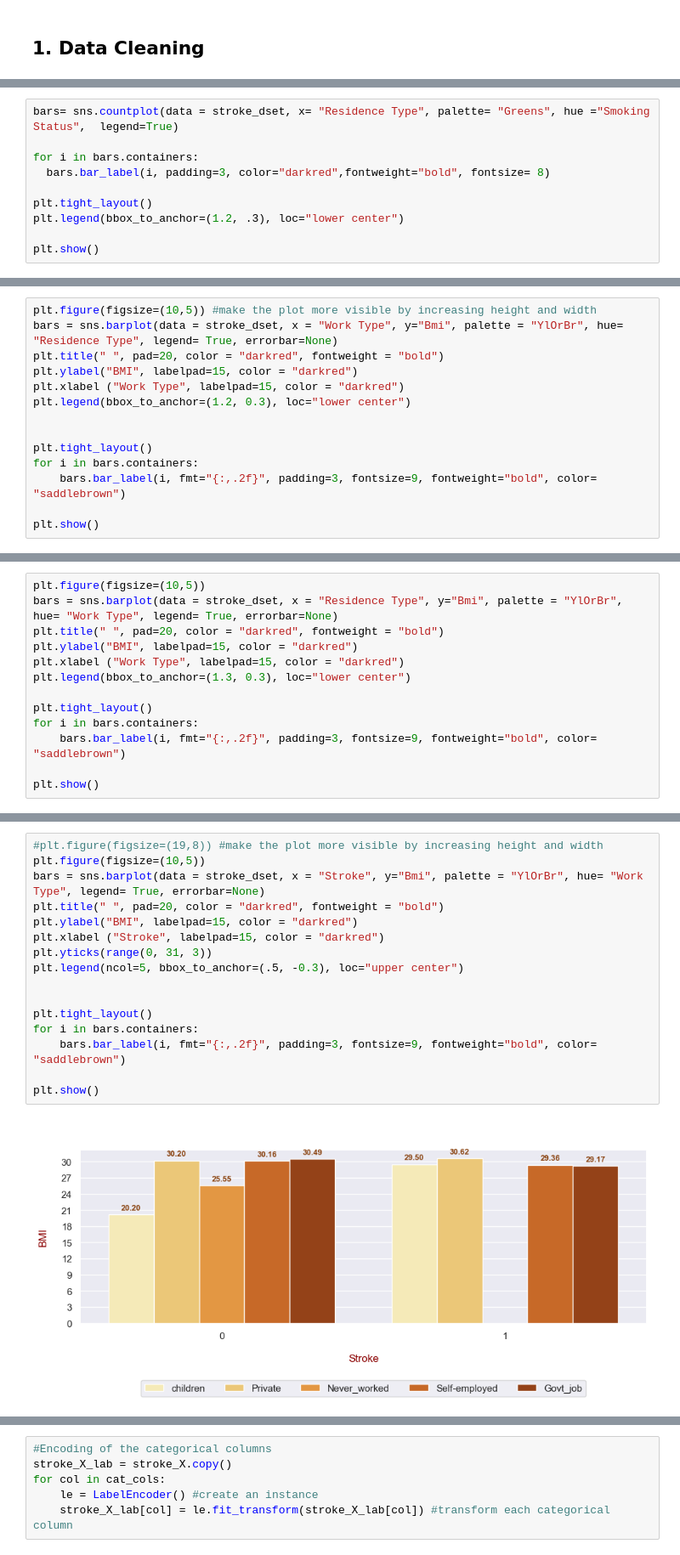
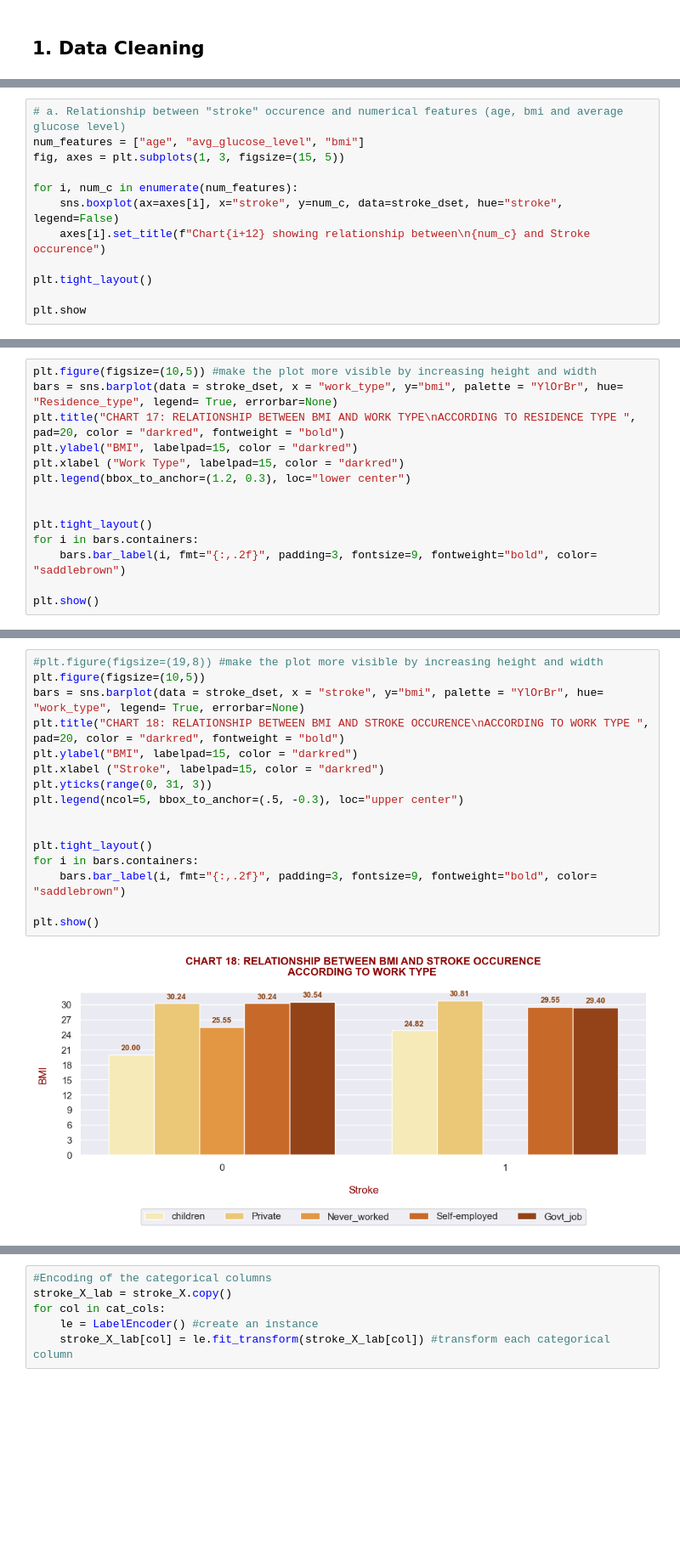
Before and after one commit to ndukumilkah-art/stroke_risk_project, a Jupyter notebook: Team Megatron Group5 Capstone Project StrokeDataSet.ipynb, the cells around one changed output, grey strips where cells are left out. Shown at 85% size. Cells and saved outputs as stored; diff of their text form; blank space fills up the shorter version.

```diff
--- a/Team Megatron Group5 Capstone Project StrokeDataSet.ipynb
+++ b/Team Megatron Group5 Capstone Project StrokeDataSet.ipynb
@@ -522,10 +383,0 @@ plt.show()
-# %%
-bars= sns.countplot(data = stroke_dset, x= "Residence Type", palette= "Greens", hue ="Smoking Status",  legend=True)
-
-for i in bars.containers:
-  bars.bar_label(i, padding=3, color="darkred",fontweight="bold", fontsize= 8)
-
-plt.tight_layout()
-plt.legend(bbox_to_anchor=(1.2, .3), loc="lower center")
-
-plt.show()
@@ -533,0 +421,12 @@ plt.show()
+# %%
+# a. Relationship between "stroke" occurence and numerical features (age, bmi and average glucose level)
+num_features = ["age", "avg_glucose_level", "bmi"]
+fig, axes = plt.subplots(1, 3, figsize=(15, 5))
+
+for i, num_c in enumerate(num_features):
+    sns.boxplot(ax=axes[i], x="stroke", y=num_c, data=stroke_dset, hue="stroke", legend=False)
+    axes[i].set_title(f"Chart{i+12} showing relationship between\n{num_c} and Stroke occurence")
+
+plt.tight_layout()
+
+plt.show
@@ -555,7 +457,7 @@ plt.show()
 # %%
 plt.figure(figsize=(10,5)) #make the plot more visible by increasing height and width
-bars = sns.barplot(data = stroke_dset, x = "Work Type", y="Bmi", palette = "YlOrBr", hue= "Residence Type", legend= True, errorbar=None)
-plt.title(" ", pad=20, color = "darkred", fontweight = "bold")
+bars = sns.barplot(data = stroke_dset, x = "work_type", y="bmi", palette = "YlOrBr", hue= "Residence_type", legend= True, errorbar=None)
+plt.title("CHART 17: RELATIONSHIP BETWEEN BMI AND WORK TYPE\nACCORDING TO RESIDENCE TYPE ", pad=20, color = "darkred", fontweight = "bold")
 plt.ylabel("BMI", labelpad=15, color = "darkred")
 plt.xlabel ("Work Type", labelpad=15, color = "darkred")
 plt.legend(bbox_to_anchor=(1.2, 0.3), loc="lower center")
@@ -571,13 +472,0 @@ plt.show()
-# %%
-plt.figure(figsize=(10,5))
-bars = sns.barplot(data = stroke_dset, x = "Residence Type", y="Bmi", palette = "YlOrBr", hue= "Work Type", legend= True, errorbar=None)
-plt.title(" ", pad=20, color = "darkred", fontweight = "bold")
-plt.ylabel("BMI", labelpad=15, color = "darkred")
-plt.xlabel ("Work Type", labelpad=15, color = "darkred")
-plt.legend(bbox_to_anchor=(1.3, 0.3), loc="lower center")
-
-plt.tight_layout()
-for i in bars.containers:
-    bars.bar_label(i, fmt="{:,.2f}", padding=3, fontsize=9, fontweight="bold", color= "saddlebrown")
-
-plt.show()
@@ -586,18 +473,18 @@ plt.show()
 # %%
 #plt.figure(figsize=(19,8)) #make the plot more visible by increasing height and width
 plt.figure(figsize=(10,5))
-bars = sns.barplot(data = stroke_dset, x = "Stroke", y="Bmi", palette = "YlOrBr", hue= "Work Type", legend= True, errorbar=None)
-plt.title(" ", pad=20, color = "darkred", fontweight = "bold")
+bars = sns.barplot(data = stroke_dset, x = "stroke", y="bmi", palette = "YlOrBr", hue= "work_type", legend= True, errorbar=None)
+plt.title("CHART 18: RELATIONSHIP BETWEEN BMI AND STROKE OCCURENCE\nACCORDING TO WORK TYPE ", pad=20, color = "darkred", fontweight = "bold")
 plt.ylabel("BMI", labelpad=15, color = "darkred")
 plt.xlabel ("Stroke", labelpad=15, color = "darkred")
 plt.yticks(range(0, 31, 3))
 plt.legend(ncol=5, bbox_to_anchor=(.5, -0.3), loc="upper center")
 
 
 plt.tight_layout()
 for i in bars.containers:
     bars.bar_label(i, fmt="{:,.2f}", padding=3, fontsize=9, fontweight="bold", color= "saddlebrown")
 
 plt.show()
 # %% [output]
-[figure, old version]
+[figure, new version]
```
Also changed, not shown: parts of 191 cells of this notebook.
